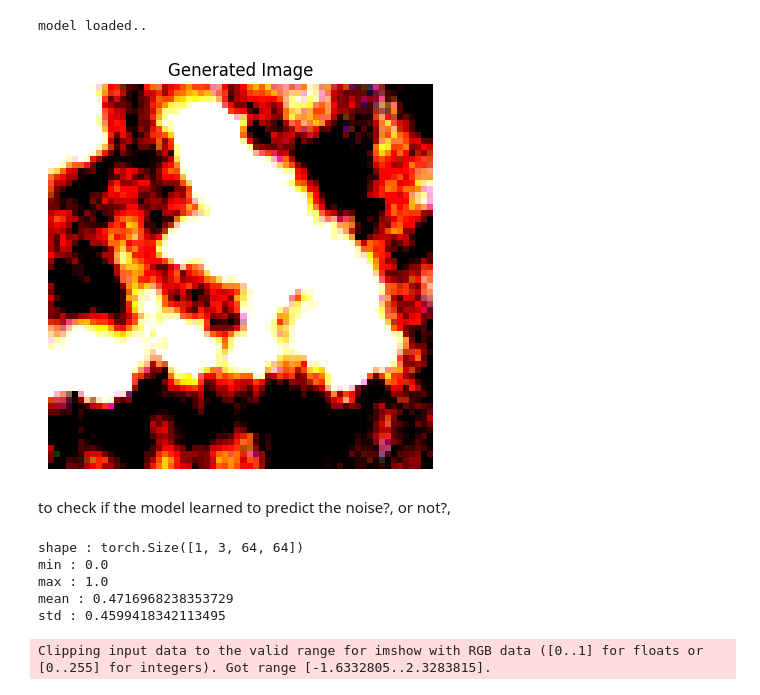
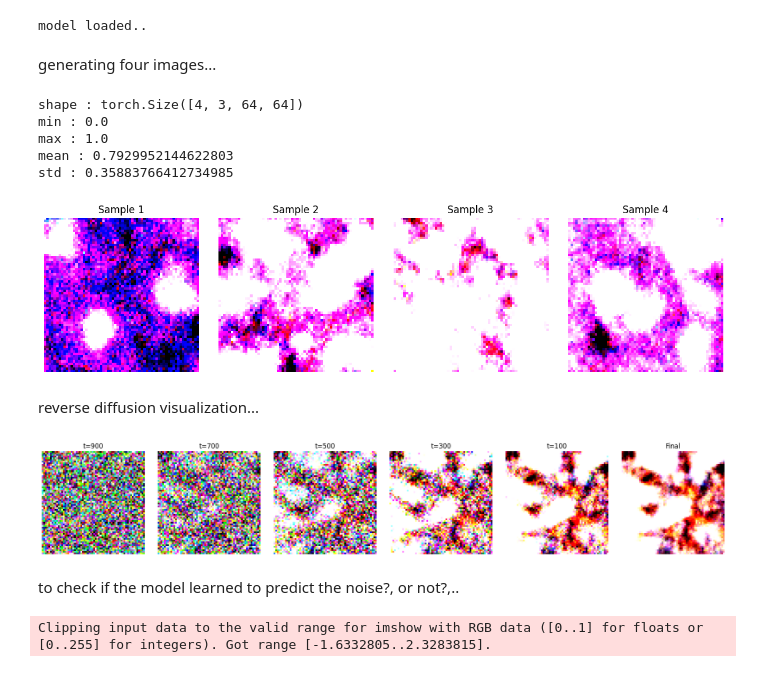
Before and after one commit to mubashar-ds/Mubashar_MSDS24031_05, a Jupyter notebook: test_single_sample.ipynb, the cells around one changed output. Drawn from its saved outputs; the diff is of its cells as text; code cells hidden in the pictures.

Commit message:
added multiple image generation and reverse diffusion visualization code

```diff
--- a/test_single_sample.ipynb
+++ b/test_single_sample.ipynb
@@ -18,17 +18,7 @@ print('model loaded..')
 model loaded..
 # %%
 diffusion = Diffusion(device=device)
+# %% [markdown]
+generating four images...
 # %%
-generated_image = diffusion.sample(model=model,num_images=1, image_size=image_size, device=device)
+generated_images = diffusion.sample(model=model,num_images=4, image_size=image_size, device=device)
-# %%
-image = generated_image[0].cpu()
-image = image.permute(1, 2, 0)
-
-plt.figure(figsize=(5,5))
-plt.imshow(image)
-plt.axis('off')
-plt.title('Generated Image')
-
-plt.show()
-# %% [output]
-[figure, removed]
@@ -37,0 +25,27 @@ plt.imsave('outputs/generated/generated_image.png', image.numpy())
+# %%
+print('shape :', generated_images.shape)
+print('min :', generated_images.min().item())
+print('max :', generated_images.max().item())
+print('mean :', generated_images.mean().item())
+print('std :', generated_images.std().item())
+# %% [output]
+shape : torch.Size([4, 3, 64, 64])
+min : 0.0
+max : 1.0
+mean : 0.7929952144622803
+std : 0.35883766412734985
+# %%
+fig, axes = plt.subplots(1,4,figsize=(12,3))
+
+for i in range(4):
+
+    image = generated_images[i]
+    image = image.permute(1,2,0).cpu()
+    axes[i].imshow(image)
+    axes[i].axis('off')
+    axes[i].set_title(f'Sample {i+1}')
+
+plt.tight_layout()
+plt.show()
+# %% [output]
+[figure, added]
@@ -37,0 +61,2 @@ plt.imsave('outputs/generated/generated_image.png', image.numpy())
+# %% [markdown]
+reverse diffusion visualization...
@@ -38,17 +65,25 @@ plt.imsave('outputs/generated/generated_image.png', image.numpy())
+# %%
+fig, axes = plt.subplots(1,len(reverse_steps), figsize=(18,3))
+
+titles = ['t=900','t=700','t=500', 't=300','t=100','Final']
+
+for i, image in enumerate(reverse_steps):
+
+    image = image[0].permute(1,2,0)
+    axes[i].imshow(image)
+    axes[i].axis('off')
+    axes[i].set_title(titles[i])
+
+plt.tight_layout()
+
+os.makedirs('outputs/checkpoints_visualization',exist_ok=True)
+plt.savefig('outputs/checkpoints_visualization/reverse_process.png', dpi=300, bbox_inches='tight')
+
+plt.show()
+# %% [output]
+[figure, added]
 # %% [markdown]
-to check if the model learned to predict the noise?, or not?,
+to check if the model learned to predict the noise?, or not?,..
-# %%
-print('shape :', generated_image.shape)
-print('min :', generated_image.min().item())
-print('max :', generated_image.max().item())
-print('mean :', generated_image.mean().item())
-print('std :', generated_image.std().item())
-# %% [output]
-shape : torch.Size([1, 3, 64, 64])
-min : 0.0
-max : 1.0
-mean : 0.4716968238353729
-std : 0.4599418342113495
 # %%
 from codes.dataset import create_dataloader
 
```
Also changed, not shown: parts of 3 cells of this notebook.
